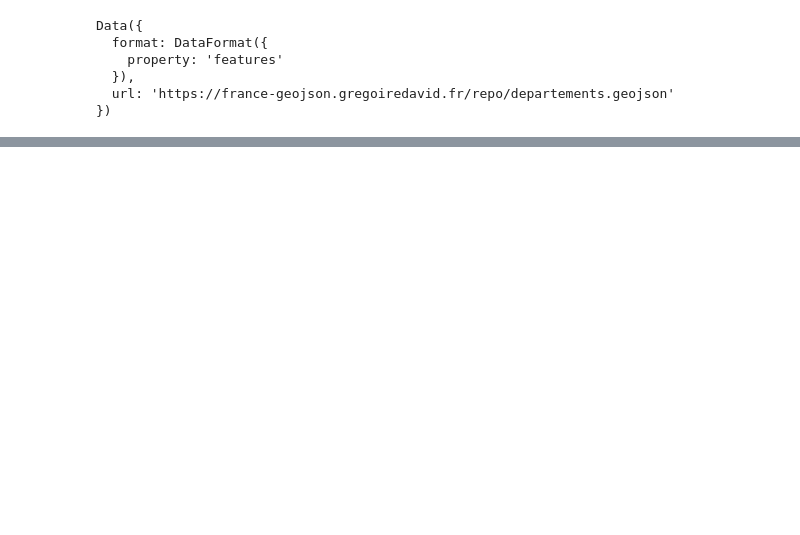
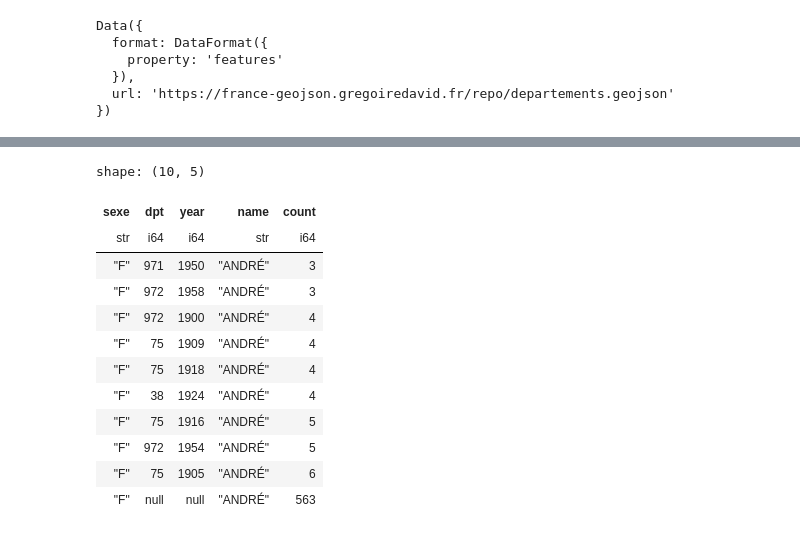
Before and after one commit to Keybby/igr-baby-names, a Jupyter notebook: exploration_altair.ipynb, the cells around one changed output, grey strips where cells are left out. Saved outputs shown, nothing was run; the diff lists cells and outputs as text; code cells hidden in the pictures; blank space fills up the shorter version.

```diff
--- a/exploration_altair.ipynb
+++ b/exploration_altair.ipynb
@@ -97,2 +116,18 @@ fg = data.mark_circle().encode(longitude="lon:Q", latitude="lat:Q", shape="sexe:
 # %% [output]
 [interactive output not drawn]
+# %%
+df.filter(pl.col("name")=="ANDRÉ", pl.col("sexe")=="F").sort("count").tail(10)
+# %% [output]
+shape: (10, 5)
+| sexe | dpt | year | name | count |
+| str | i64 | i64 | str | i64 |
+| "F" | 971 | 1950 | "ANDRÉ" | 3 |
+| "F" | 972 | 1958 | "ANDRÉ" | 3 |
+| "F" | 972 | 1900 | "ANDRÉ" | 4 |
+| "F" | 75 | 1909 | "ANDRÉ" | 4 |
+| "F" | 75 | 1918 | "ANDRÉ" | 4 |
+| "F" | 38 | 1924 | "ANDRÉ" | 4 |
+| "F" | 75 | 1916 | "ANDRÉ" | 5 |
+| "F" | 972 | 1954 | "ANDRÉ" | 5 |
+| "F" | 75 | 1905 | "ANDRÉ" | 6 |
+| "F" | null | null | "ANDRÉ" | 563 |
```
Also changed, not shown: parts of 10 cells of this notebook.
